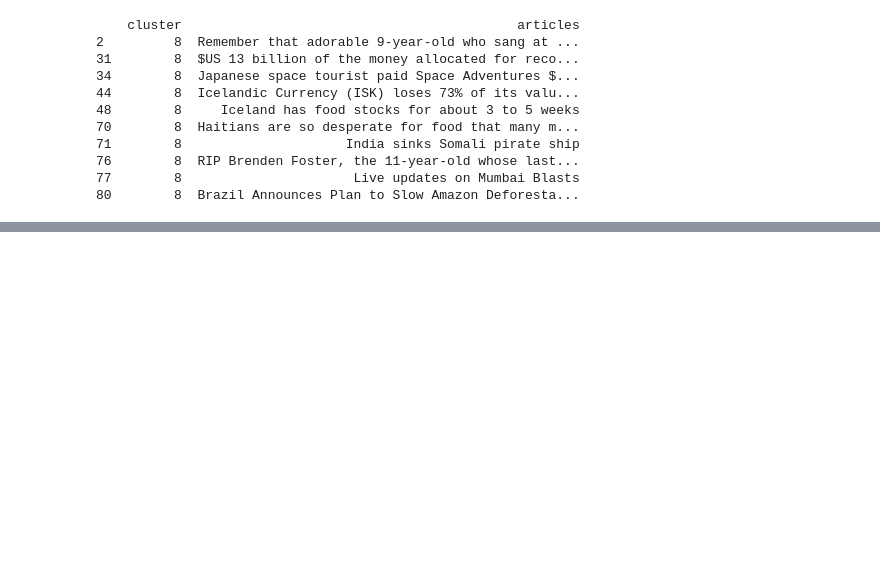
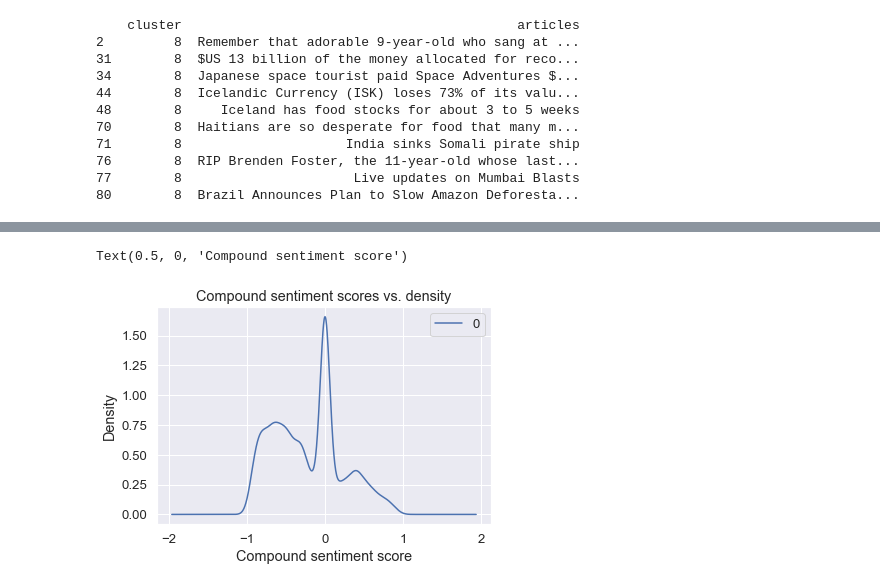
Before and after one commit to timothycobrien/mlproj, a Jupyter notebook: project.ipynb, the cells around one changed output, grey strips where cells are left out. Cells and saved outputs as stored; diff of their text form; code cells hidden in the pictures; blank space fills up the shorter version.

Commit message:
Add compound sentiment score density plot

```diff
--- a/project.ipynb
+++ b/project.ipynb
@@ -306 +311,8 @@ Most negative article is
 [figure]
+# %%
+# Graph the compound sentiment
+compoundSentimentPlot = pd.DataFrame(comp_list).plot(kind='density', title="Compound sentiment scores vs. density")
+compoundSentimentPlot.set_xlabel("Compound sentiment score")
+# %% [output]
+Text(0.5, 0, 'Compound sentiment score')
+[figure, added]
```
Also changed, not shown: parts of 8 cells of this notebook.
